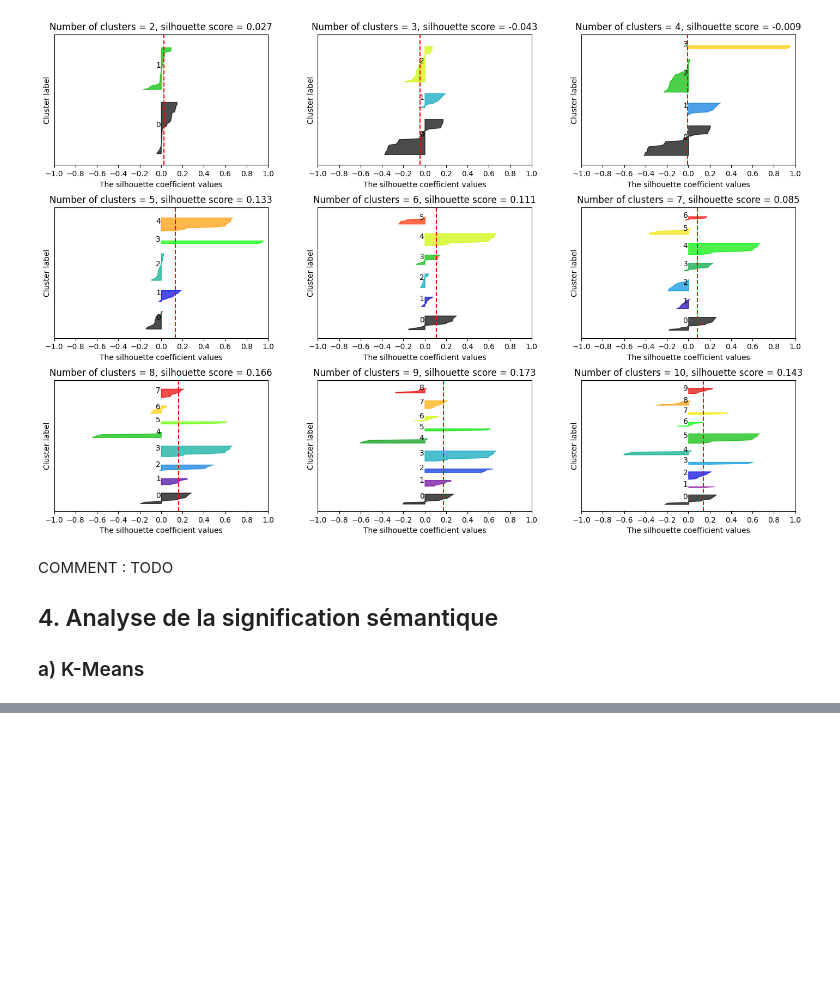
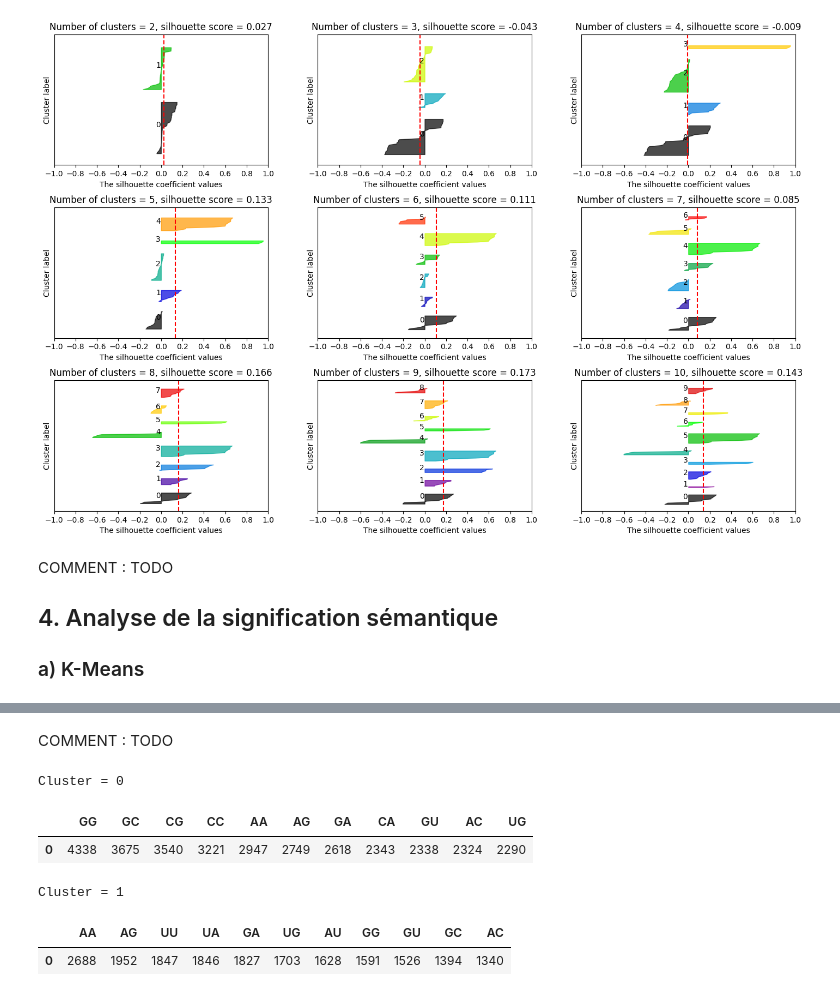
Before and after one commit to T-amairi/IFT870, a Jupyter notebook: TP4/tp4.ipynb, the cells around one changed output, grey strips where cells are left out. Cells and saved outputs as stored; diff of their text form; code cells hidden in the pictures; blank space fills up the shorter version.

```diff
--- a/TP4/tp4.ipynb
+++ b/TP4/tp4.ipynb
@@ -406,0 +473,12 @@ COMMENT : TODO
+# %% [markdown]
+COMMENT : TODO
+# %%
+# third group
+displayClusteringMetrics(2, m3.copy(), m3.to_numpy(), KMeans, param, sklearn=True)
+# %% [output]
+Cluster = 0
+|  | GG | GC | CG | CC | AA | AG | GA | CA | GU | AC | UG |
+| 0 | 4338 | 3675 | 3540 | 3221 | 2947 | 2749 | 2618 | 2343 | 2338 | 2324 | 2290 |
+Cluster = 1
+|  | AA | AG | UU | UA | GA | UG | AU | GG | GU | GC | AC |
+| 0 | 2688 | 1952 | 1847 | 1846 | 1827 | 1703 | 1628 | 1591 | 1526 | 1394 | 1340 |
```
Also changed, not shown: parts of 22 cells of this notebook.
